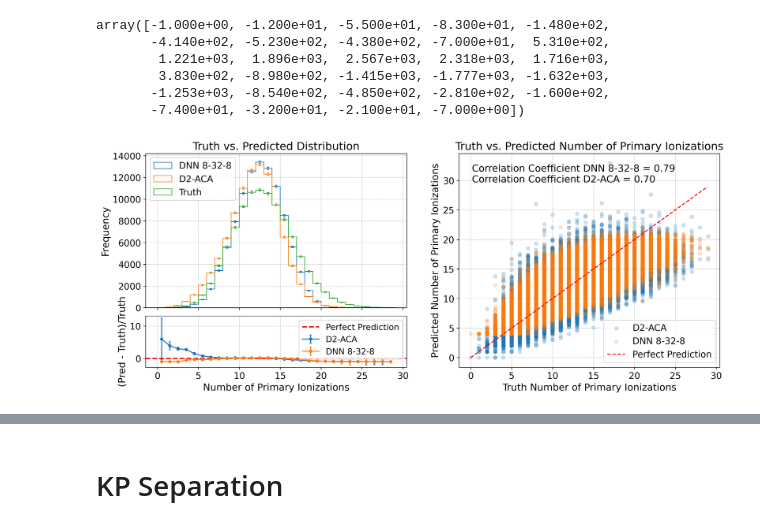
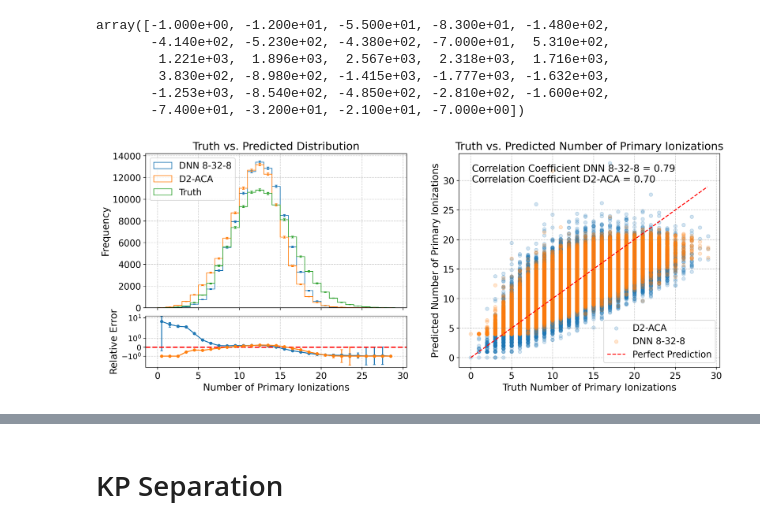
Before and after one commit to dnzy06/drift-chamber-ml, a Jupyter notebook: code/kaon_pion_separation.ipynb, the cells around one changed output, grey strips where cells are left out. Drawn from its saved outputs; the diff is of its cells as text; code cells hidden in the pictures.

Commit message:
revising figures

```diff
--- a/code/kaon_pion_separation.ipynb
+++ b/code/kaon_pion_separation.ipynb
@@ -1510,9 +1510,11 @@ axes[1,0].errorbar(bin_centers, relative_residuals_dnn, yerr = residuals_dnn_err
                   color='tab:orange')
 axes[1,0].axhline(y=0, color='red', linestyle='--', linewidth=2, label='Perfect Prediction')
 axes[1,0].set_xlabel("Number of Primary Ionizations", fontsize = fontsize)
-axes[1,0].set_ylabel("(Pred - Truth)/Truth", fontsize = fontsize)
+axes[1,0].set_ylabel("Relative Error", fontsize = fontsize)
 axes[1,0].grid(True, color='gray', linestyle='--', alpha=0.4)
-axes[1,0].legend(loc='upper right', fontsize=13)
+# axes[1,0].legend(loc='upper right', fontsize=13)
+axes[1,0].set_yscale('symlog')
+axes[1,0].tick_params(axis='y', labelsize=12)
 
 # Set same x-limits for both left subplots
 x_min, x_max = axes[0,0].get_xlim()
@@ -1523,31 +1525,31 @@ correlation_coefficient, p_value = pearsonr(actual[:10000], preds[:10000])
 correlation_coefficient_d2_aca, p_value = pearsonr(actual[:10000], d2_aca_preds[:10000])
 x = np.arange(actual.min(), actual.max(), step=0.1)
 m = 1
 b = 0
 
 # Create a subplot that spans both rows on the right
 axes[0,1].remove()  # Remove the top right subplot
 axes[1,1].remove()  # Remove the bottom right subplot
 
 # Create a new subplot that spans the right column
 ax_corr = plt.subplot2grid((2, 2), (0, 1), rowspan=2)
 
 ax_corr.scatter(actual, d2_aca_preds, s=30, alpha=0.2, label='D2-ACA')
 ax_corr.scatter(actual, preds, s=30, alpha=0.2, label='DNN 8-32-8')
 ax_corr.plot(x, m*x + b, linestyle='--', color='red', label="Perfect Prediction")
 ax_corr.set_xlabel('Truth Number of Primary Ionizations', fontsize=fontsize)
 ax_corr.set_ylabel('Predicted Number of Primary Ionizations', fontsize=fontsize)
 ax_corr.text(0.05, 0.95, f"Correlation Coefficient DNN 8-32-8 = {correlation_coefficient:.2f}\nCorrelation Coefficient D2-ACA = {correlation_coefficient_d2_aca:.2f}",
              fontsize=fontsize, color='black',
              transform=ax_corr.transAxes,
              horizontalalignment='left',
              verticalalignment='top')
 ax_corr.grid(True, color='gray', linestyle='--', alpha=0.4)
 ax_corr.set_title('Truth vs. Predicted Number of Primary Ionizations')
 ax_corr.legend()
 
 plt.tight_layout()
 plt.show()
 fig.savefig(results_dir + 'model_performance_revision.png')
 # %% [output]
-[figure, old version]
+[figure, new version]
```
Also changed, not shown: parts of 3 cells of this notebook, 1 other file.
